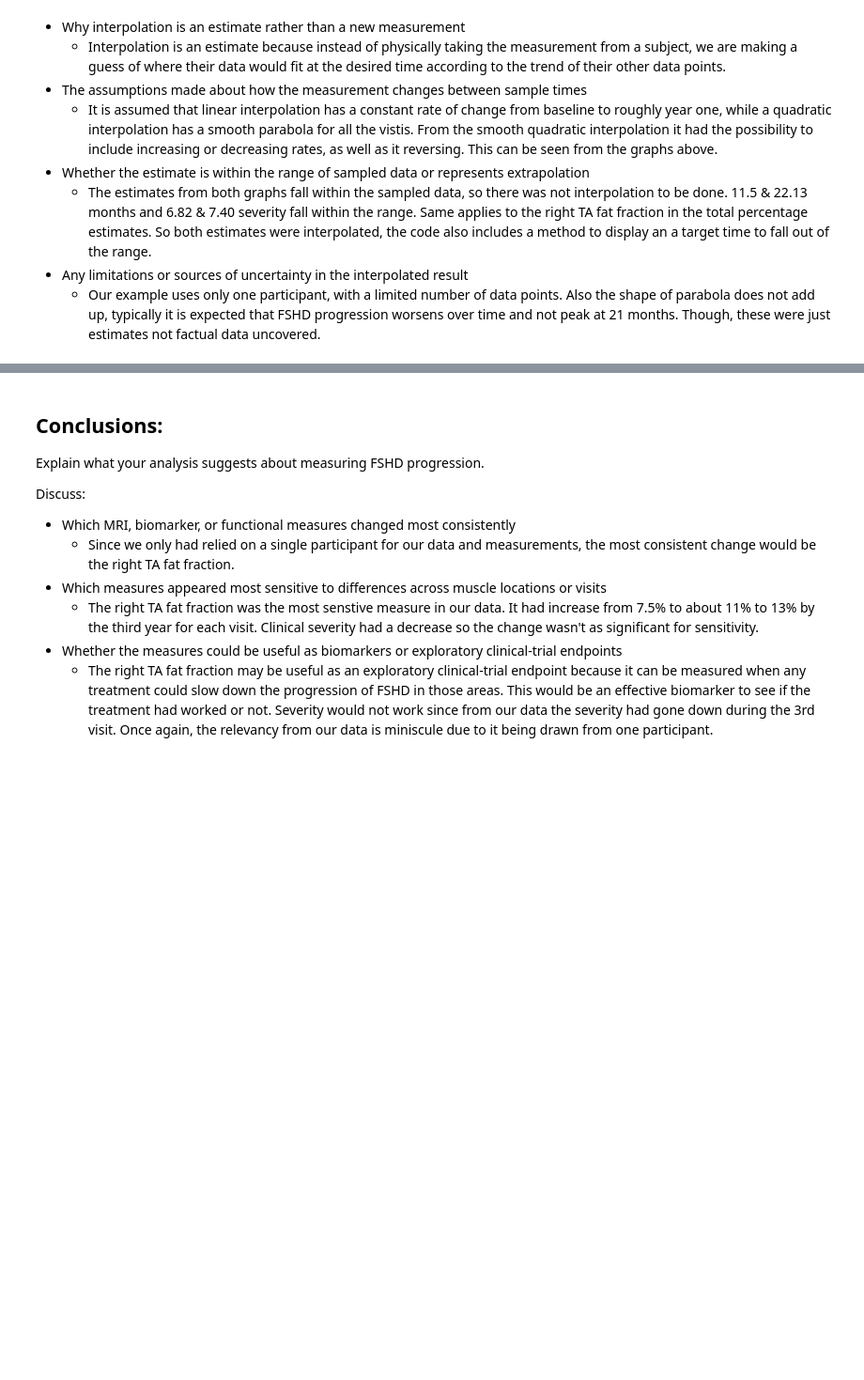
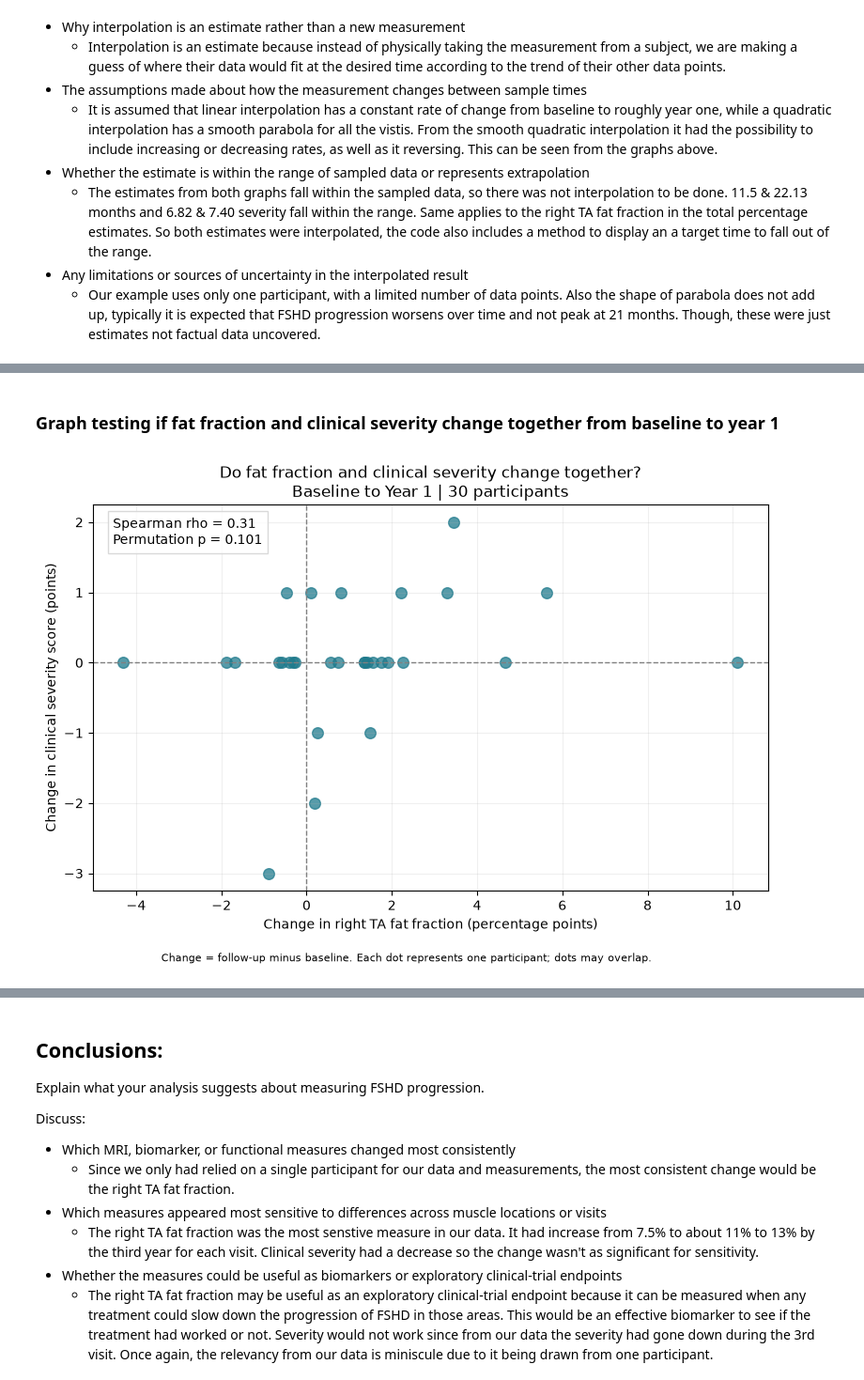
Before and after one commit to clairemee/BME2315_Module2, a Jupyter notebook: Module 2 Final.ipynb, the cells around one changed output, grey strips where cells are left out. Shown at 94% size. Saved outputs shown, nothing was run; the diff lists cells and outputs as text; code cells hidden in the pictures; blank space fills up the shorter version.

Commit message:
added spearman code

```diff
--- a/Module 2 Final.ipynb
+++ b/Module 2 Final.ipynb
@@ -487,0 +554,24 @@ Estimated severity at 22.13 months: 7.40
+# %% [markdown]
+### Graph testing if fat fraction and clinical severity change together from baseline to year 1
+# %%
+TEAL = "#1f7a8c"
+
+plt.figure(figsize=(8, 5.5))
+plt.scatter(paired['ff_change'], paired['severity_change'],
+            color=TEAL, s=70, alpha=0.75)
+plt.axhline(0, color='gray', linestyle='--', linewidth=1)
+plt.axvline(0, color='gray', linestyle='--', linewidth=1)
+plt.title(f'Do fat fraction and clinical severity change together?\n'
+          f'Baseline to Year 1 | {n} participants')
+plt.xlabel('Change in right TA fat fraction (percentage points)')
+plt.ylabel('Change in clinical severity score (points)')
+plt.text(0.03, 0.97, f'Spearman rho = {rho:.2f}\nPermutation p = {p_shuffle:.3f}',
+         transform=plt.gca().transAxes, va='top',
+         bbox=dict(facecolor='white', alpha=0.85, edgecolor='lightgray'))
+plt.grid(alpha=0.2)
+plt.figtext(0.5, 0.01, 'Change = follow-up minus baseline. Each dot represents one participant; dots may overlap.',
+            ha='center', fontsize=8)
+plt.tight_layout(rect=[0, 0.04, 1, 1])
+plt.show()
+# %% [output]
+[figure, added]
```
Also changed, not shown: parts of 8 cells of this notebook.
